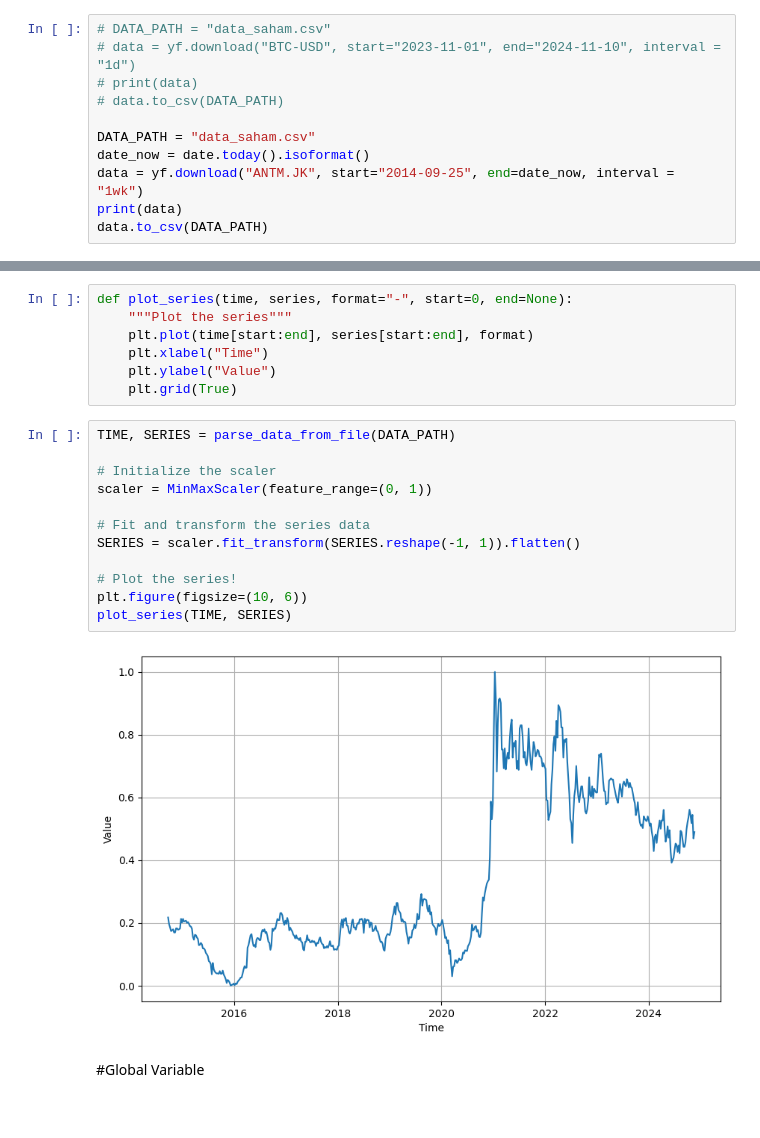
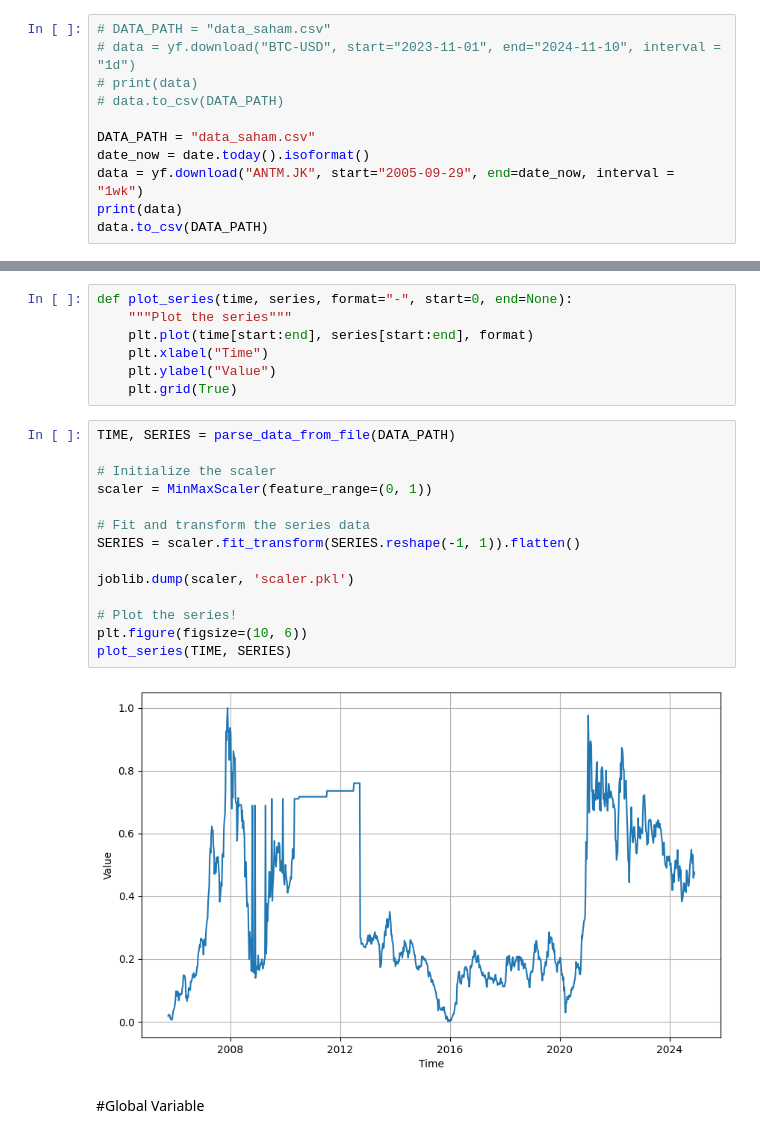
Before and after one commit to WhoIsLiLY/finsight-ML, a Jupyter notebook: stock_model/ANTM.JK/Project_Capstone.ipynb, the cells around one changed output, grey strips where cells are left out. Cells and saved outputs as stored; diff of their text form.

Commit message:
Update Stock Model
Update Stock Model (ADRO, ANTM, ASII, BBCA, GC=F)

```diff
--- a/stock_model/ANTM.JK/Project_Capstone.ipynb
+++ b/stock_model/ANTM.JK/Project_Capstone.ipynb
@@ -43,7 +44,7 @@ import unittest
 
 DATA_PATH = "data_saham.csv"
 date_now = date.today().isoformat()
-data = yf.download("ANTM.JK", start="2014-09-25", end=date_now, interval = "1wk")
+data = yf.download("ANTM.JK", start="2005-09-29", end=date_now, interval = "1wk")
 print(data)
 data.to_csv(DATA_PATH)
 # %% [output]
@@ -98,17 +99,19 @@ def plot_series(time, series, format="-", start=0, end=None):
 # %%
 TIME, SERIES = parse_data_from_file(DATA_PATH)
 
 # Initialize the scaler
 scaler = MinMaxScaler(feature_range=(0, 1))
 
 # Fit and transform the series data
 SERIES = scaler.fit_transform(SERIES.reshape(-1, 1)).flatten()
 
+joblib.dump(scaler, 'scaler.pkl')
+
 # Plot the series!
 plt.figure(figsize=(10, 6))
 plot_series(TIME, SERIES)
 # %% [output]
-[figure, old version]
+[figure, new version]
 # %% [markdown]
 #Global Variable
 # %%
```
Also changed, not shown: parts of 21 cells of this notebook, 27 other files.
